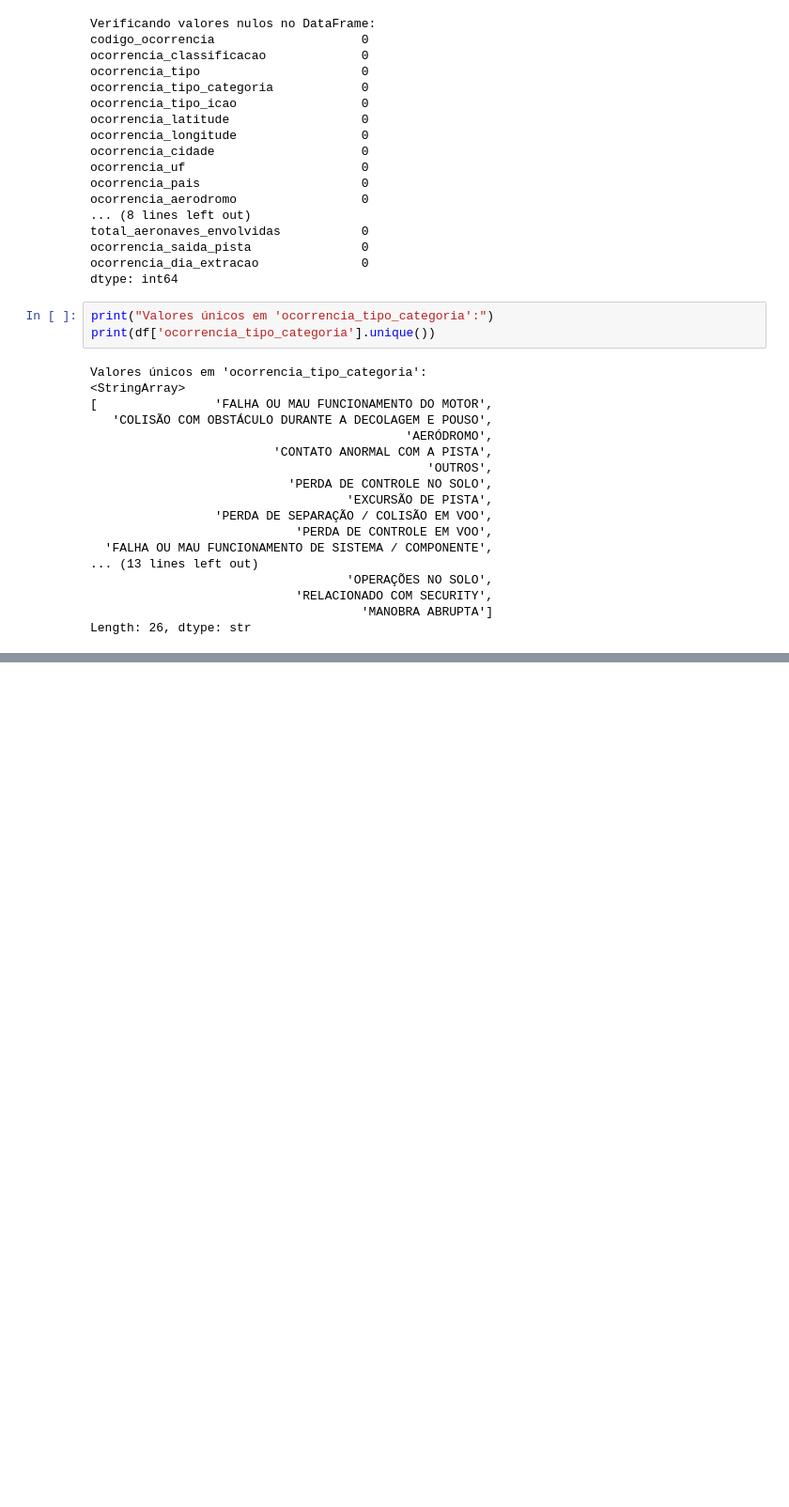
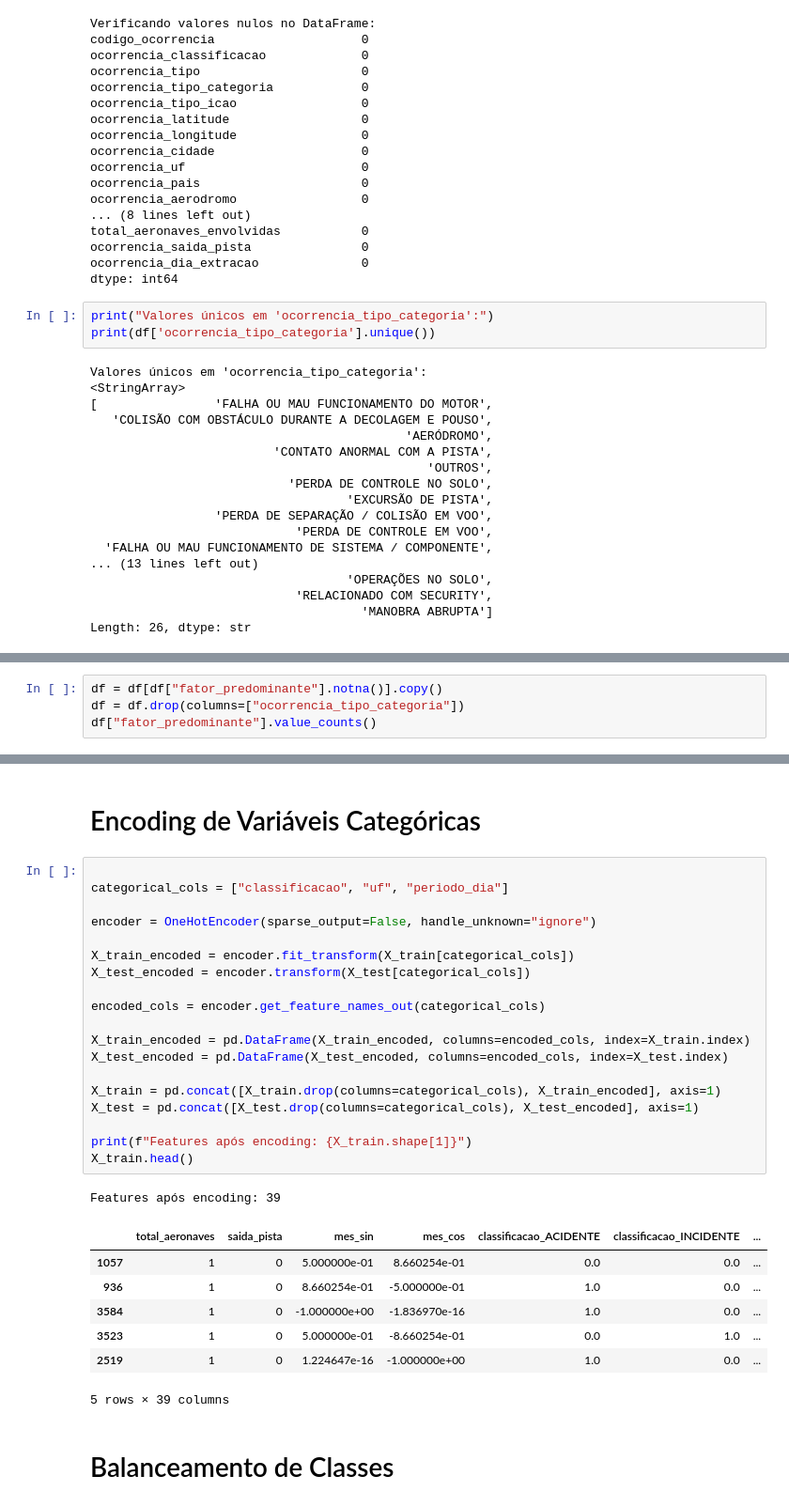
Before and after one commit to queirogaraffael/flight-analytics-br, a Jupyter notebook: notebooks/Flight_Analytics_BR.ipynb, the cells around one changed output, grey strips where cells are left out. Shown at 94% size. Drawn from its saved outputs; the diff is of its cells as text; blank space fills up the shorter version.

```diff
--- a/notebooks/Flight_Analytics_BR.ipynb
+++ b/notebooks/Flight_Analytics_BR.ipynb
@@ -378,0 +347,4 @@ plt.show()
+# %%
+df = df[df["fator_predominante"].notna()].copy()
+df = df.drop(columns=["ocorrencia_tipo_categoria"])
+df["fator_predominante"].value_counts()
@@ -378,0 +370,32 @@ plt.show()
+# %% [markdown]
+# Encoding de Variáveis Categóricas
+# %%
+
+categorical_cols = ["classificacao", "uf", "periodo_dia"]
+
+encoder = OneHotEncoder(sparse_output=False, handle_unknown="ignore")
+
+X_train_encoded = encoder.fit_transform(X_train[categorical_cols])
+X_test_encoded = encoder.transform(X_test[categorical_cols])
+
+encoded_cols = encoder.get_feature_names_out(categorical_cols)
+
+X_train_encoded = pd.DataFrame(X_train_encoded, columns=encoded_cols, index=X_train.index)
+X_test_encoded = pd.DataFrame(X_test_encoded, columns=encoded_cols, index=X_test.index)
+
+X_train = pd.concat([X_train.drop(columns=categorical_cols), X_train_encoded], axis=1)
+X_test = pd.concat([X_test.drop(columns=categorical_cols), X_test_encoded], axis=1)
+
+print(f"Features após encoding: {X_train.shape[1]}")
+X_train.head()
+# %% [output]
+Features após encoding: 39
+|  | total_aeronaves | saida_pista | mes_sin | mes_cos | classificacao_ACIDENTE | classificacao_INCIDENTE | ... |
+| 1057 | 1 | 0 | 5.000000e-01 | 8.660254e-01 | 0.0 | 0.0 | ... |
+| 936 | 1 | 0 | 8.660254e-01 | -5.000000e-01 | 1.0 | 0.0 | ... |
+| 3584 | 1 | 0 | -1.000000e+00 | -1.836970e-16 | 1.0 | 0.0 | ... |
+| 3523 | 1 | 0 | 5.000000e-01 | -8.660254e-01 | 0.0 | 1.0 | ... |
+| 2519 | 1 | 0 | 1.224647e-16 | -1.000000e+00 | 1.0 | 0.0 | ... |
+5 rows × 39 columns
+# %% [markdown]
+# Balanceamento de Classes
```
Also changed, not shown: parts of 49 cells of this notebook.
